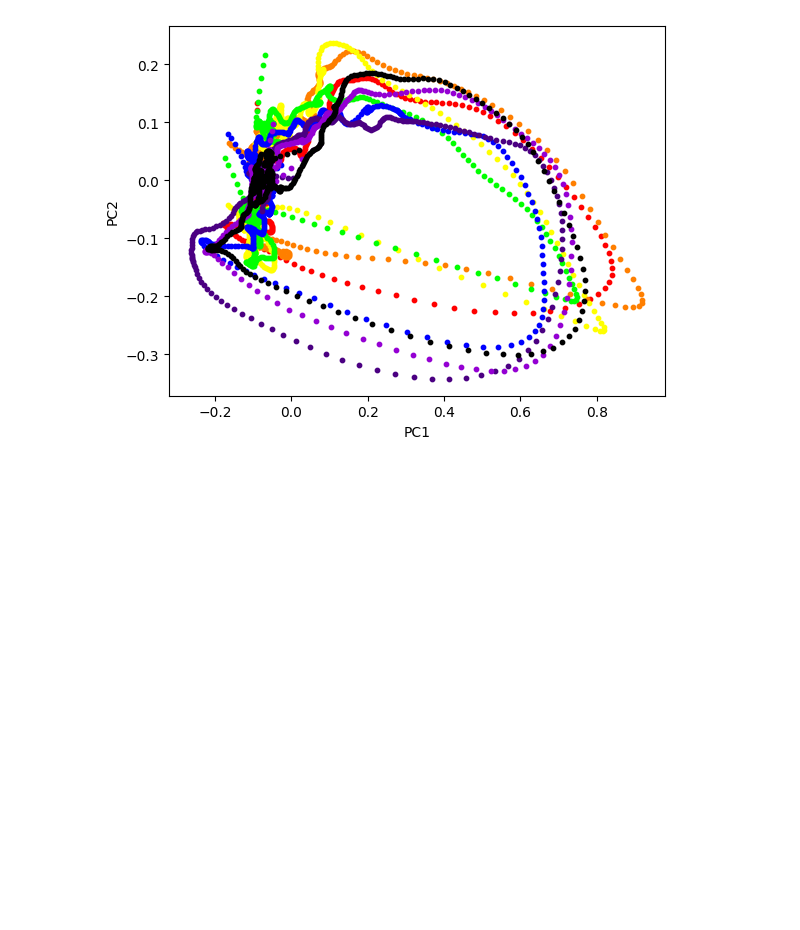
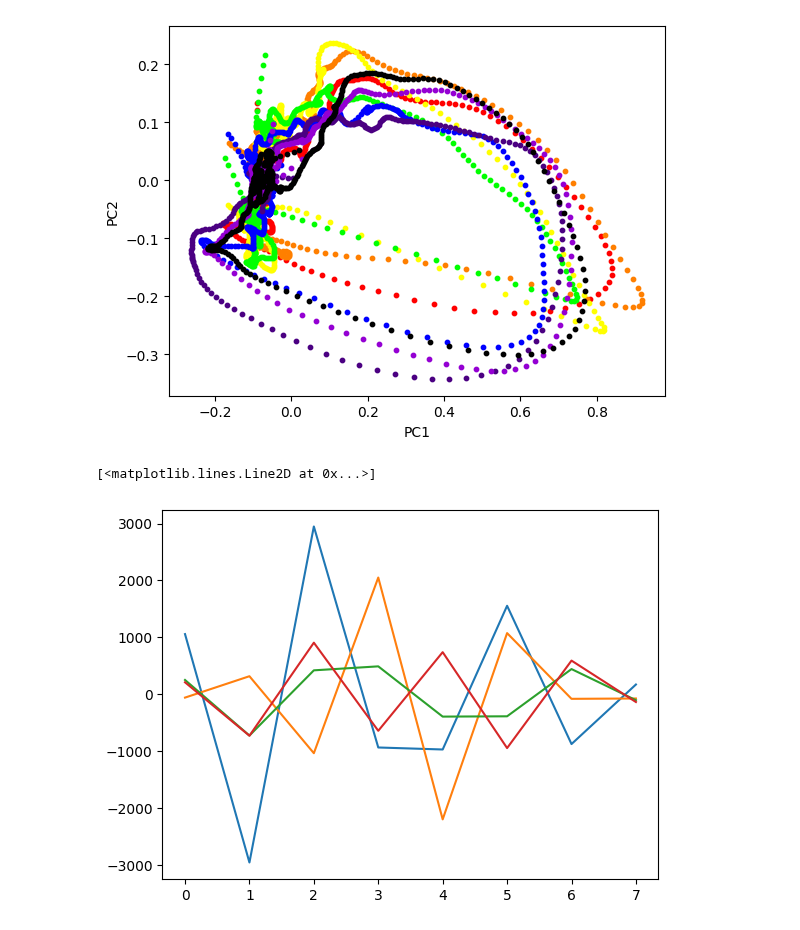
Before and after one commit to NeuroAI-IBS/fn_data_saccade, a Jupyter notebook: Data sorting/python_code/pca_analy2.ipynb, the cells around one changed output. Saved outputs shown, nothing was run; the diff lists cells and outputs as text; code cells hidden in the pictures; blank space fills up the shorter version.

```diff
--- a/Data sorting/python_code/pca_analy2.ipynb
+++ b/Data sorting/python_code/pca_analy2.ipynb
@@ -256,6 +266,31 @@ for ori in range(8):
 plt.show()
 # %% [output]
 [figure]
+# %%
+pca_data = []
+for pc in range(4):
+    for a in range(8):
+        temp = PCA_total[a]['p'].T
+        temp = temp[pc]
+        pca_data.append(temp)
+pca_data = np.array(pca_data)
+
+p = PCA_total2['p'].T
+# %%
+# get betas
+betas1 = np.linalg.lstsq(pca_data[:, 0:8], p[:, 0], rcond=None)[0]
+betas2 = np.linalg.lstsq(pca_data[:, 8:16], p[:, 1], rcond=None)[0]
+betas3 = np.linalg.lstsq(pca_data[:, 16:24], p[:, 2], rcond=None)[0]
+betas4 = np.linalg.lstsq(pca_data[:, 24:32], p[:, 3], rcond=None)[0]
+
+# plot
+plt.plot(betas1)
+plt.plot(betas2)
+plt.plot(betas3)
+plt.plot(betas4)
+# %% [output]
+[<matplotlib.lines.Line2D at 0x...>]
+[figure, added]
 # %%
 [v,p,~,~,dd,~]=pca(pca_data);
 
```
Also changed, not shown: parts of 3 cells of this notebook.
